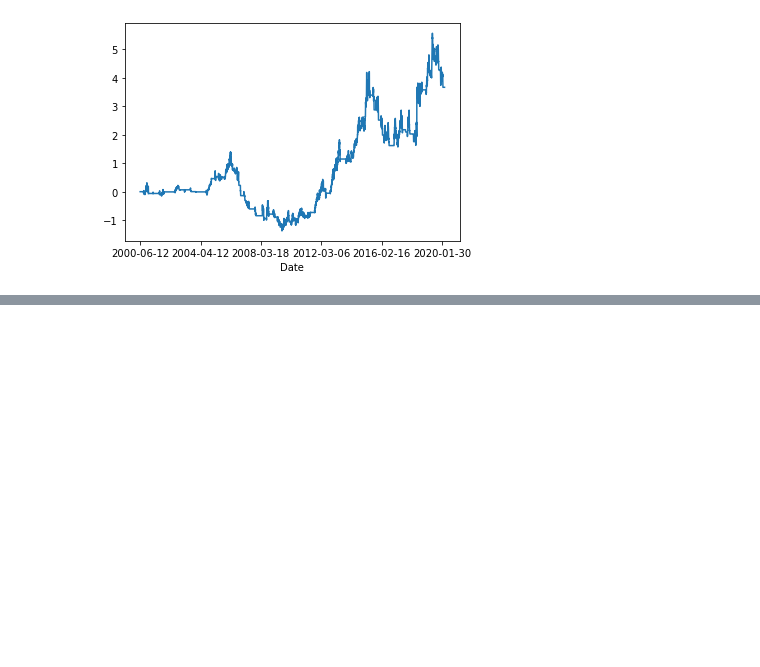
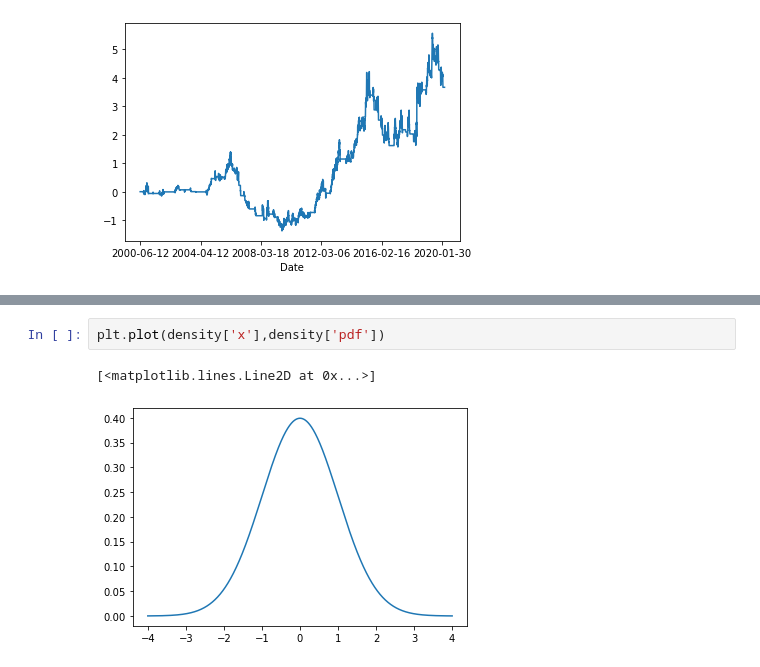
Before and after one commit to alicelo125/Coursera-Financial-analysis, a Jupyter notebook: APA analysis.ipynb, the cells around one changed output, grey strips where cells are left out. Saved outputs shown, nothing was run; the diff lists cells and outputs as text; blank space fills up the shorter version.

```diff
--- a/APA analysis.ipynb
+++ b/APA analysis.ipynb
@@ -175,0 +210,5 @@ apa['Wealth'].plot()
+# %%
+plt.plot(density['x'],density['pdf'])
+# %% [output]
+[<matplotlib.lines.Line2D at 0x...>]
+[figure, added]
```
Also changed, not shown: parts of 13 cells of this notebook.
